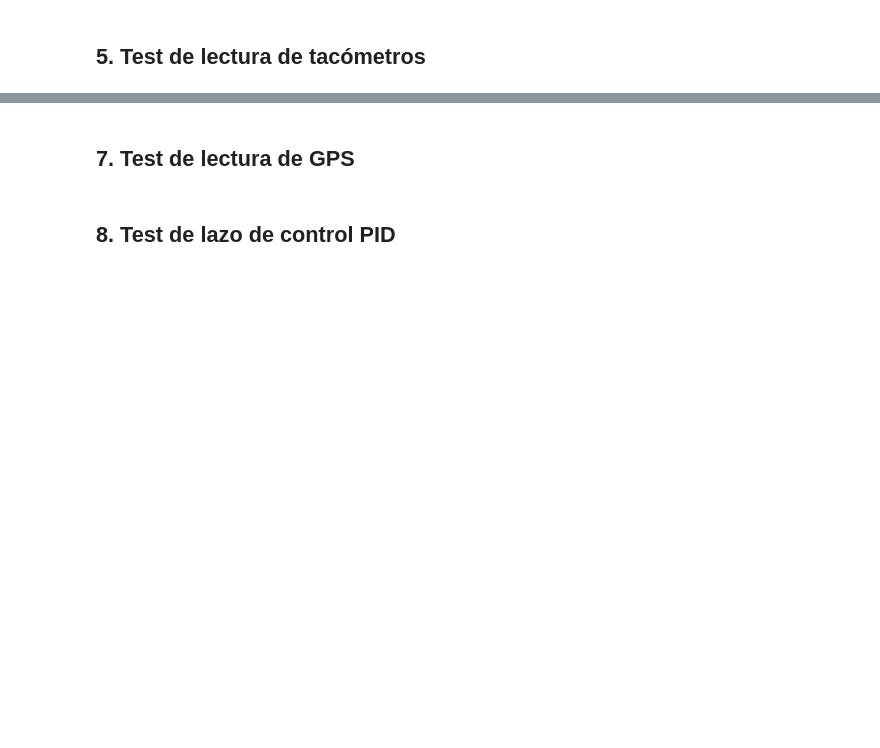
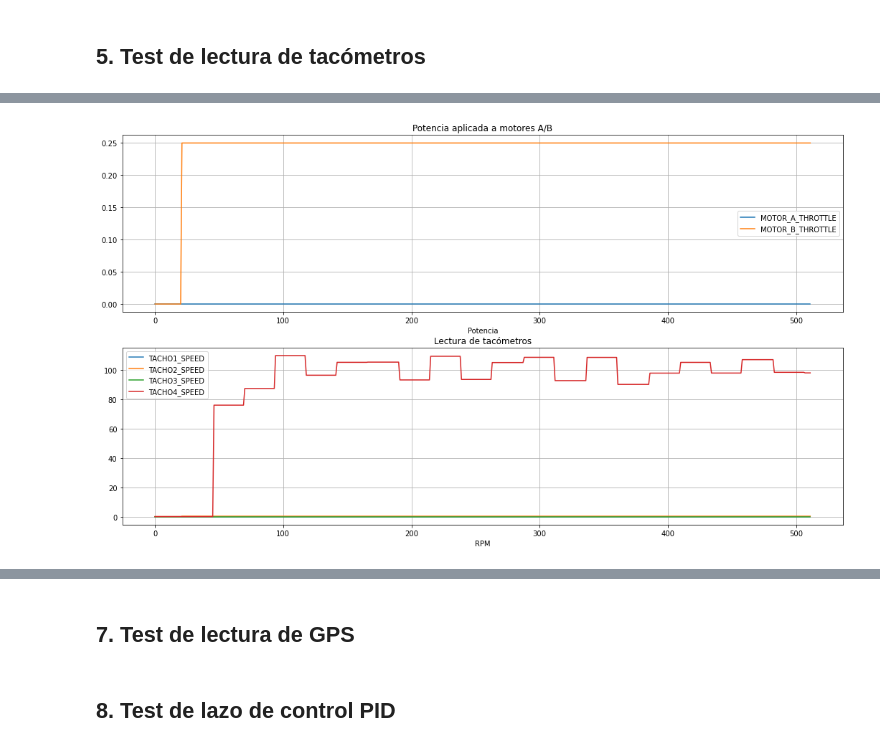
Before and after one commit to nhorro/ceai2020, a Jupyter notebook: intro_se/workspace/rover_groundcontrol/RoverBasicBenchTest.ipynb, the cells around one changed output, grey strips where cells are left out. Cells and saved outputs as stored; diff of their text form; code cells hidden in the pictures; blank space fills up the shorter version.

```diff
--- a/intro_se/workspace/rover_groundcontrol/RoverBasicBenchTest.ipynb
+++ b/intro_se/workspace/rover_groundcontrol/RoverBasicBenchTest.ipynb
@@ -37,3 +43,6 @@ ROVER_BAUDRATE = 9600
 # %%
+ROVER_PORT = '/dev/ttyACM0'
+ROVER_BAUDRATE = 9600
+
 from rover import RoverClient
 rover = RoverClient(ROVER_PORT,ROVER_BAUDRATE)
@@ -242,0 +311,6 @@ Reporte desconocido: Recibido: 50 4B 54 21 20 83 79 00 03 00 00 00 00 00 00 00 0
+# %%
+rover.set_motor_throttles([0, 0.25], RoverClient.MOTOR_A | RoverClient.MOTOR_B )
+tmy_readings = capture_and_plot_tachometer_tmy(512)
+rover.set_motor_throttles([0, 0], RoverClient.MOTOR_A | RoverClient.MOTOR_B )
+# %% [output]
+[figure, added]
```
Also changed, not shown: parts of 60 cells of this notebook, 24 other files.
